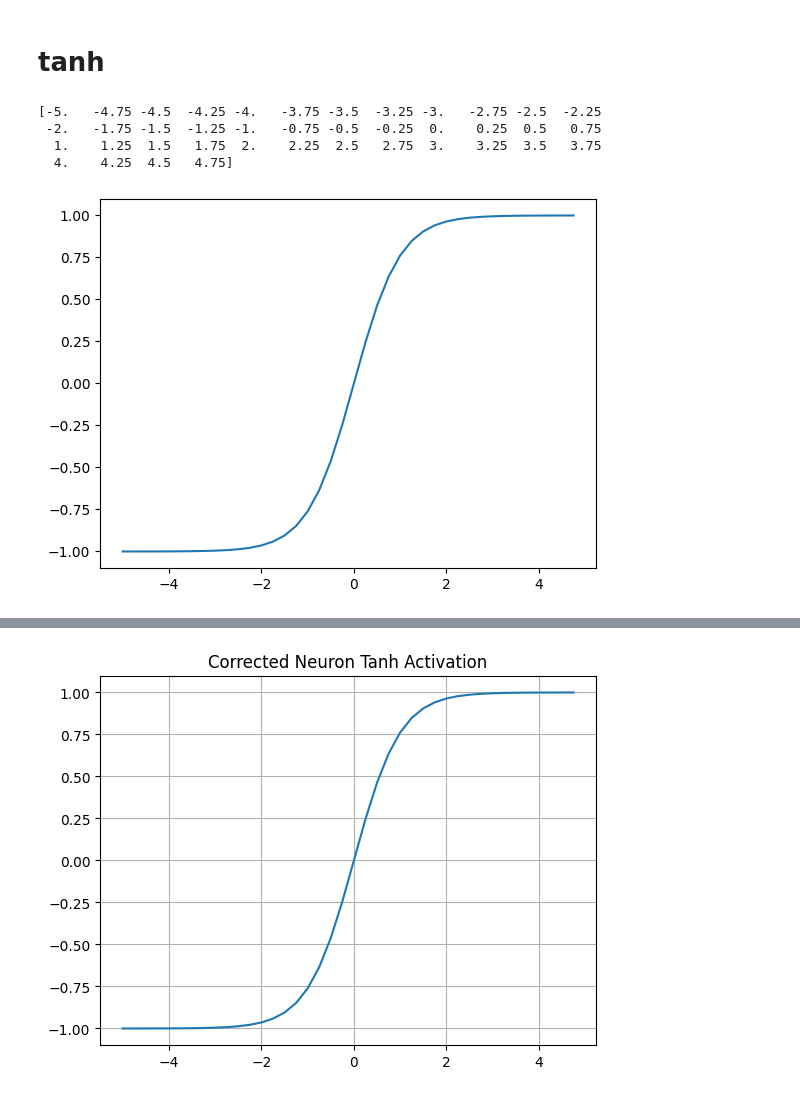
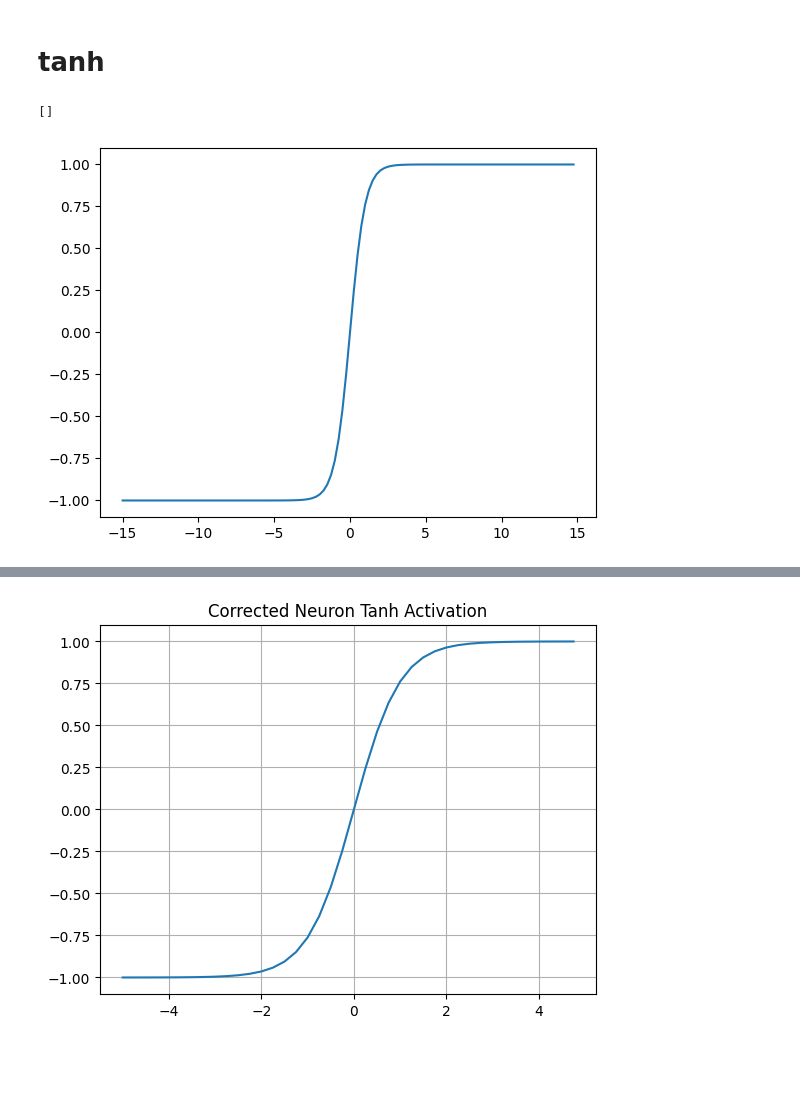
Before and after one commit to PradipBanik/Build_2026, a Jupyter notebook: standford.ipynb, the cells around one changed output, grey strips where cells are left out. Saved outputs shown, nothing was run; the diff lists cells and outputs as text; code cells hidden in the pictures; blank space fills up the shorter version.

```diff
--- a/standford.ipynb
+++ b/standford.ipynb
@@ -405,12 +405,9 @@ Note that d.grad is exactly 'a', because L = (d+c)*a + c, and dL/dd = a.
 # %% [markdown]
 # tanh
 # %%
-plt.plot(np.arange(-5,5,0.25), np.tanh(np.arange(-5,5,0.25)));plt.plot()
-print(np.arange(-5,5,0.25))
+plt.plot(np.arange(-15,15,0.25), np.tanh(np.arange(-15,15,0.25)));plt.plot()
+# print(np.arange(-15,15,0.25))
 # %% [output]
-[-5.   -4.75 -4.5  -4.25 -4.   -3.75 -3.5  -3.25 -3.   -2.75 -2.5  -2.25
- -2.   -1.75 -1.5  -1.25 -1.   -0.75 -0.5  -0.25  0.    0.25  0.5   0.75
-  1.    1.25  1.5   1.75  2.    2.25  2.5   2.75  3.    3.25  3.5   3.75
-  4.    4.25  4.5   4.75]
+[]
-[figure, old version]
+[figure, new version]
 # %%
```
Also changed, not shown: parts of 13 cells of this notebook.
